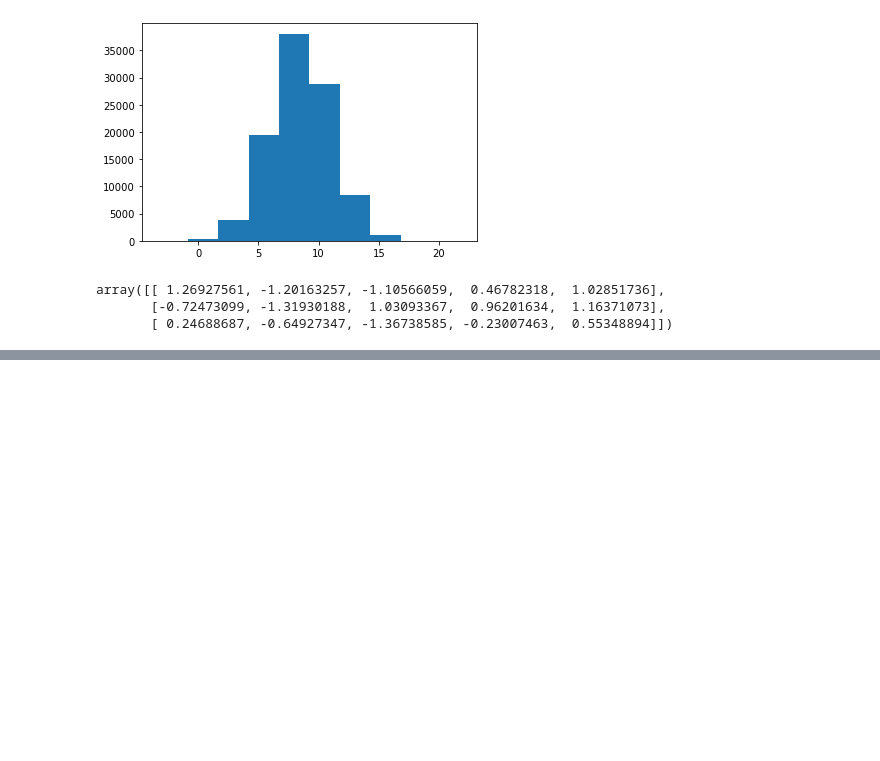
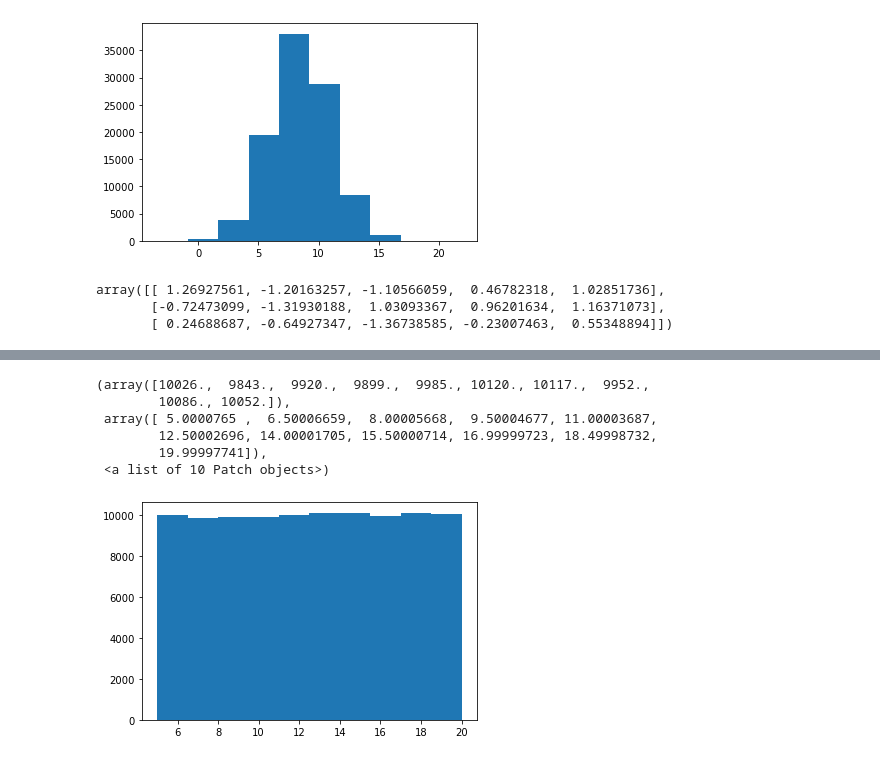
Before and after one commit to Diegobr21/DS_exercises, a Jupyter notebook: 6_Distribuciones de probabilidad.ipynb, the cells around one changed output, grey strips where cells are left out. Saved outputs shown, nothing was run; the diff lists cells and outputs as text; code cells hidden in the pictures; blank space fills up the shorter version.

Commit message:
Dummy Data Frames

```diff
--- a/6_Distribuciones de probabilidad.ipynb
+++ b/6_Distribuciones de probabilidad.ipynb
@@ -84,0 +137,8 @@ array([[ 1.26927561, -1.20163257, -1.10566059,  0.46782318,  1.02851736],
+# %%
+n=100000
+data = pd.DataFrame(
+    {'A':np.random.randn(n),
+     'B':1.5 + 2.5 * np.random.randn(n),
+     'C':np.random.uniform(5,20,n)}
+)
+data
@@ -84,0 +173,10 @@ array([[ 1.26927561, -1.20163257, -1.10566059,  0.46782318,  1.02851736],
+# %%
+plt.hist(data['C']) #cumple con la teoría
+# %% [output]
+(array([10026.,  9843.,  9920.,  9899.,  9985., 10120., 10117.,  9952.,
+        10086., 10052.]),
+ array([ 5.0000765 ,  6.50006659,  8.00005668,  9.50004677, 11.00003687,
+        12.50002696, 14.00001705, 15.50000714, 16.99999723, 18.49998732,
+        19.99997741]),
+ <a list of 10 Patch objects>)
+[figure, added]
```
Also changed, not shown: parts of 11 cells of this notebook.
